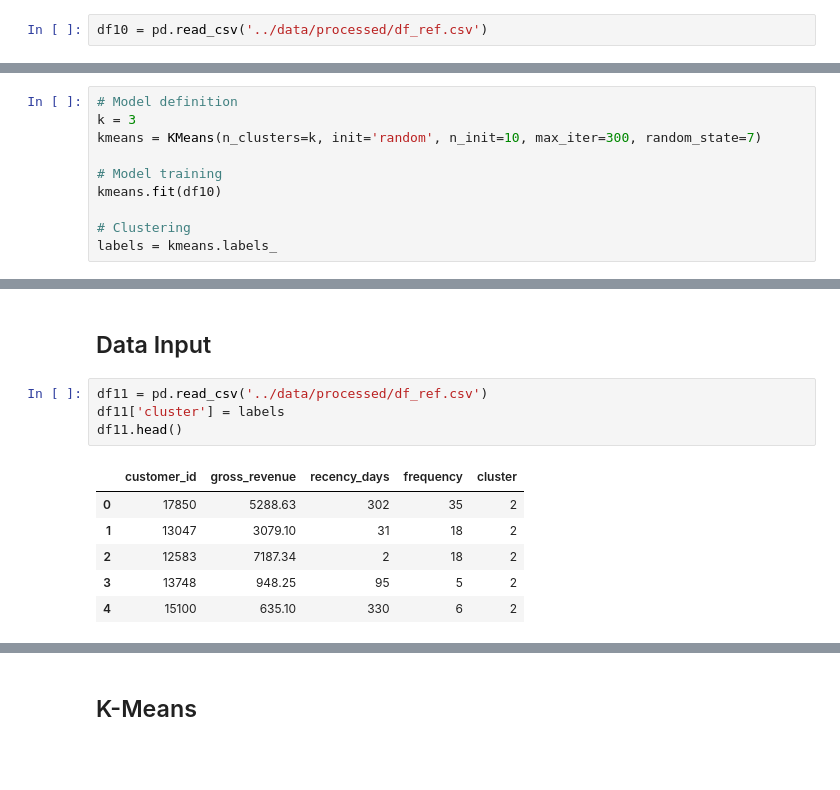
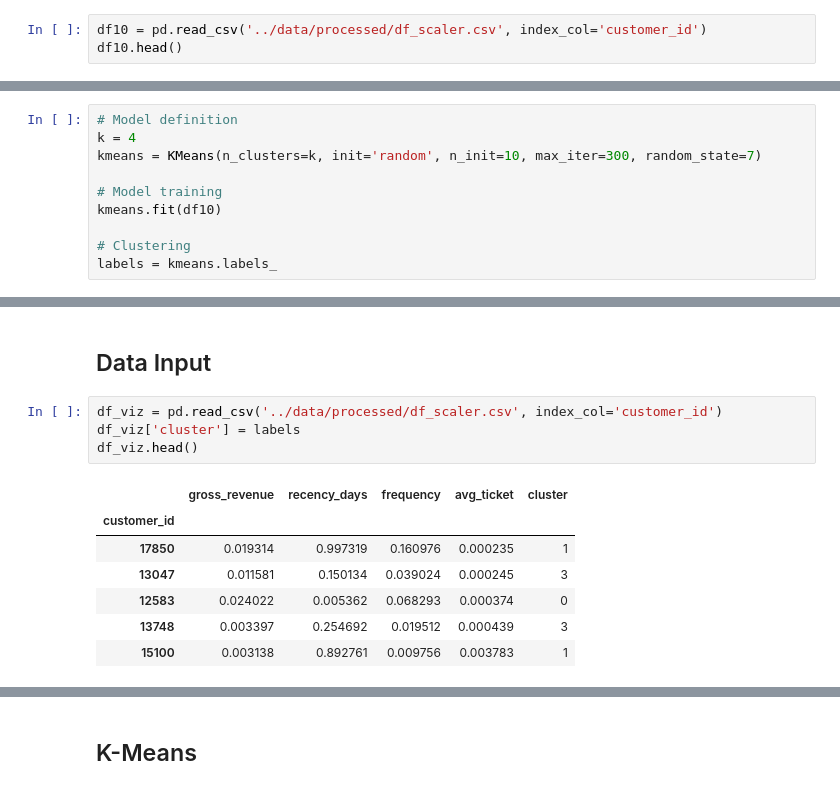
Before and after one commit to MarcosRMG/insiders_clustering, a Jupyter notebook: notebooks/insiders_clustering.ipynb, the cells around one changed output, grey strips where cells are left out. Cells and saved outputs as stored; diff of their text form; blank space fills up the shorter version.

```diff
--- a/notebooks/insiders_clustering.ipynb
+++ b/notebooks/insiders_clustering.ipynb
@@ -559,4 +606,5 @@ for k in clusters:
 # %% [markdown]
 # Machine Learning
 # %%
-df10 = pd.read_csv('../data/processed/df_ref.csv')
+df10 = pd.read_csv('../data/processed/df_scaler.csv', index_col='customer_id')
+df10.head()
@@ -564,7 +620,7 @@ df10 = pd.read_csv('../data/processed/df_ref.csv')
 ## K-Means
 # %%
 # Model definition
-k = 3
+k = 4
 kmeans = KMeans(n_clusters=k, init='random', n_init=10, max_iter=300, random_state=7)
 
 # Model training
@@ -585,13 +641,14 @@ SS: 0.92
 # %% [markdown]
 ## Data Input
 # %%
-df11 = pd.read_csv('../data/processed/df_ref.csv')
-df11['cluster'] = labels
-df11.head()
+df_viz = pd.read_csv('../data/processed/df_scaler.csv', index_col='customer_id')
+df_viz['cluster'] = labels
+df_viz.head()
 # %% [output]
-|  | customer_id | gross_revenue | recency_days | frequency | cluster |
-| 0 | 17850 | 5288.63 | 302 | 35 | 2 |
-| 1 | 13047 | 3079.10 | 31 | 18 | 2 |
-| 2 | 12583 | 7187.34 | 2 | 18 | 2 |
-| 3 | 13748 | 948.25 | 95 | 5 | 2 |
-| 4 | 15100 | 635.10 | 330 | 6 | 2 |
+|  | gross_revenue | recency_days | frequency | avg_ticket | cluster |
+| customer_id |  |  |  |  |  |
+| 17850 | 0.019314 | 0.997319 | 0.160976 | 0.000235 | 1 |
+| 13047 | 0.011581 | 0.150134 | 0.039024 | 0.000245 | 3 |
+| 12583 | 0.024022 | 0.005362 | 0.068293 | 0.000374 | 0 |
+| 13748 | 0.003397 | 0.254692 | 0.019512 | 0.000439 | 3 |
+| 15100 | 0.003138 | 0.892761 | 0.009756 | 0.003783 | 1 |
```
Also changed, not shown: parts of 35 cells of this notebook, 3 other files.
